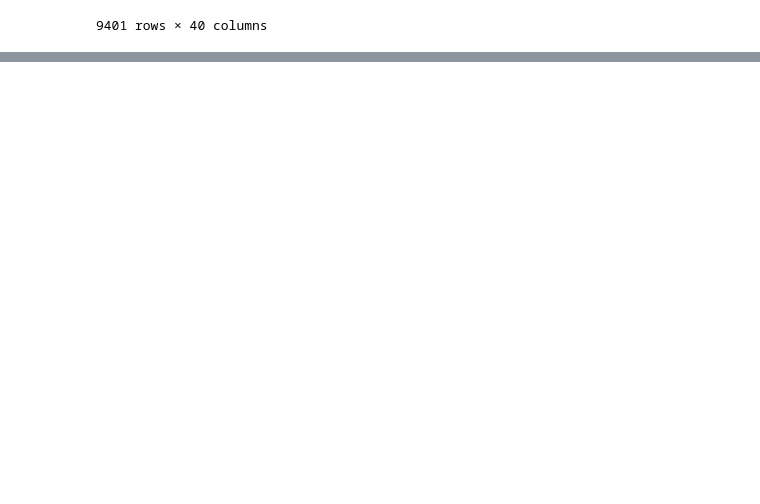
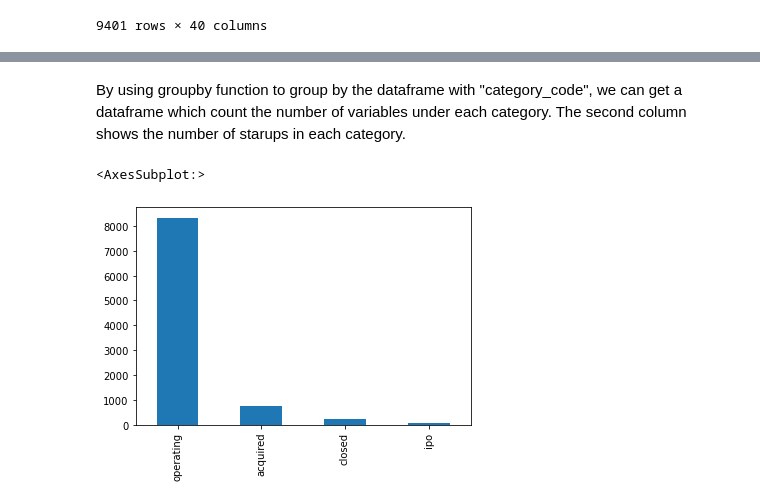
Before and after one commit to ECO225W2022/create-your-project-repository-MaureenJin, a Jupyter notebook: Project 1.ipynb, the cells around one changed output, grey strips where cells are left out. Cells and saved outputs as stored; diff of their text form; code cells hidden in the pictures; blank space fills up the shorter version.

Commit message:
Plot the graph of Xs.

```diff
--- a/Project 1.ipynb
+++ b/Project 1.ipynb
@@ -27,0 +70,7 @@ pd.DataFrame(df)
+# %% [markdown]
+By using groupby function to group by the dataframe with "category_code", we can get a dataframe which count the number of variables under each category. The second column shows the number of starups in each category.
+# %%
+df['status'].value_counts().plot(kind='bar')
+# %% [output]
+<AxesSubplot:>
+[figure, added]
```
Also changed, not shown: parts of 6 cells of this notebook.
